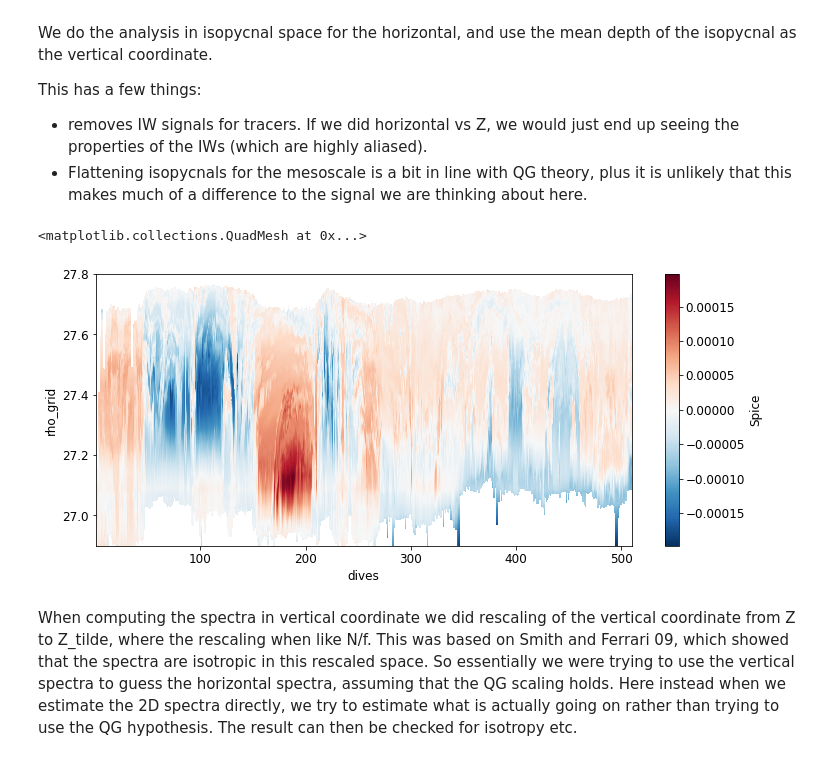
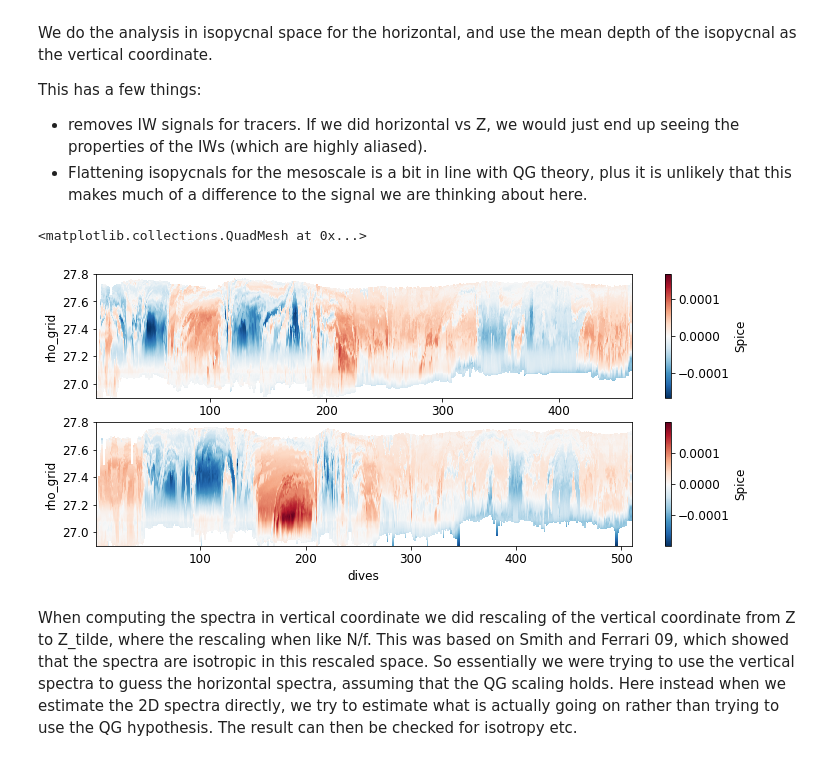
Before and after one commit to dhruvbalwada/sogos, a Jupyter notebook: notebooks/notebooks_variability_paper/2D_spectra.ipynb, the cells around one changed output. Saved outputs shown, nothing was run; the diff lists cells and outputs as text; code cells hidden in the pictures.

```diff
--- a/notebooks/notebooks_variability_paper/2D_spectra.ipynb
+++ b/notebooks/notebooks_variability_paper/2D_spectra.ipynb
@@ -25,6 +32,7 @@ import gsw
 plt.style.use('seaborn-colorblind')
 plt.rcParams['font.size'] = 12
 # %%
+ds_659_rho = xr.open_dataset('data/sg_O2_659_isopycnal_grid_4m_27_sept_2021.nc')
 ds_660_rho = xr.open_dataset('data/sg_O2_660_isopycnal_grid_4m_27_sept_2021.nc')
 # %%
 # compute spice
@@ -33,14 +41,25 @@ alpha = 8e-5
 beta  = 77.4e-5
 
 # remove a mean per isopycnal
+dCT = ds_659_rho.CT  - ds_659_rho.CT.mean('dives')
+dSA = ds_659_rho.SA - ds_659_rho.SA.mean('dives')
+
+ds_659_rho['Spice'] = (alpha*dCT + beta*dSA).rename('Spice')
+
+# remove a mean per isopycnal
 dCT = ds_660_rho.CT  - ds_660_rho.CT.mean('dives')
 dSA = ds_660_rho.SA - ds_660_rho.SA.mean('dives')
 
 ds_660_rho['Spice'] = (alpha*dCT + beta*dSA).rename('Spice')
 # %%
 plt.figure(figsize=(12, 5))
+
+plt.subplot(211)
+ds_659_rho.Spice.plot()
+
+plt.subplot(212)
 ds_660_rho.Spice.plot()
 # %% [output]
 <matplotlib.collections.QuadMesh at 0x...>
-[figure, old version]
+[figure, new version]
 # %%
```
Also changed, not shown: parts of 38 cells of this notebook.
